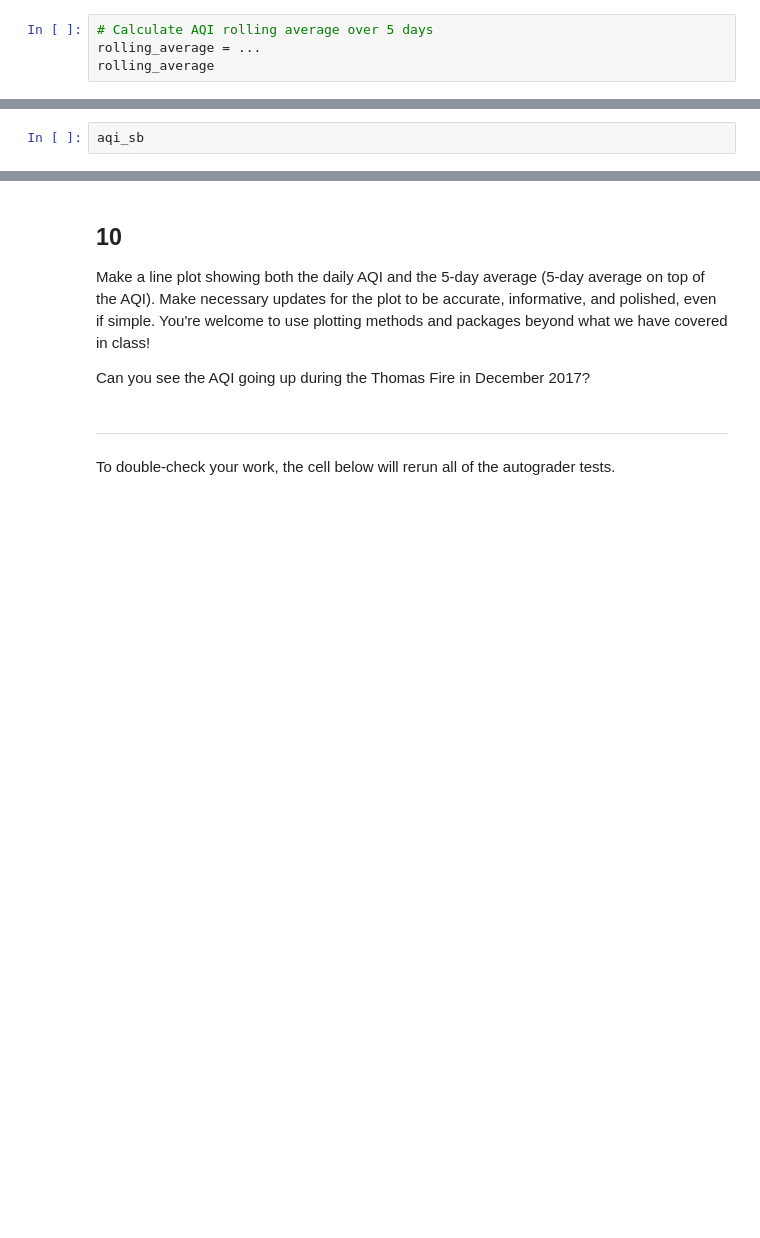
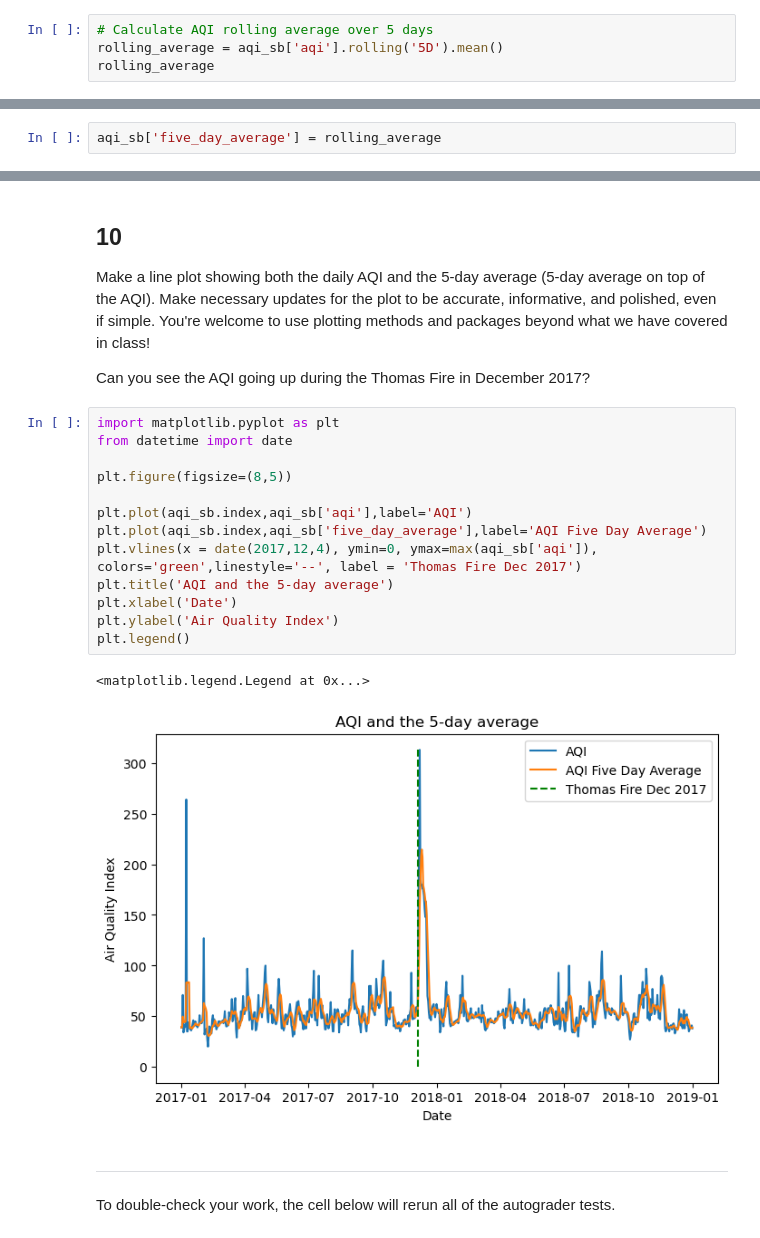
Before and after one commit to kloo49/eds220-hwk2-kloo, a Jupyter notebook: task3/hwk2-task3-aqi.ipynb, the cells around one changed output, grey strips where cells are left out. Saved outputs shown, nothing was run; the diff lists cells and outputs as text; blank space fills up the shorter version.

```diff
--- a/task3/hwk2-task3-aqi.ipynb
+++ b/task3/hwk2-task3-aqi.ipynb
@@ -281,5 +281,5 @@ In the next cell we will calculate an average over a [rolling window](https://pa
 Store your answer in the `rolling_average` variable. Your result should be a `pandas.Series` indexed by `date`, with the 5-day averages as its values.
 # %%
 # Calculate AQI rolling average over 5 days
-rolling_average = ...
+rolling_average = aqi_sb['aqi'].rolling('5D').mean()
 rolling_average
@@ -290,6 +306,6 @@ grader.check("q8")
 
 Without creating any new variables, add the mean of the AQI over a 5-day rolling window as a new column named `five_day_average` to the `aqi_sb` data frame.
 # %%
-aqi_sb
+aqi_sb['five_day_average'] = rolling_average
 # %%
 grader.check("q9")
@@ -300,6 +318,22 @@ grader.check("q9")
 Make a line plot showing both the daily AQI and the 5-day average (5-day average on top of the AQI). Make necessary updates for the plot to be accurate, informative, and polished, even if simple. You're welcome to use plotting methods and packages beyond what we have covered in class!
 
 Can you see the AQI going up during the Thomas Fire in December 2017?
+# %%
+import matplotlib.pyplot as plt
+from datetime import date
+
+plt.figure(figsize=(8,5))
+
+plt.plot(aqi_sb.index,aqi_sb['aqi'],label='AQI')
+plt.plot(aqi_sb.index,aqi_sb['five_day_average'],label='AQI Five Day Average')
+plt.vlines(x = date(2017,12,4), ymin=0, ymax=max(aqi_sb['aqi']), colors='green',linestyle='--', label = 'Thomas Fire Dec 2017')
+plt.title('AQI and the 5-day average')
+plt.xlabel('Date')
+plt.ylabel('Air Quality Index')
+plt.legend()
+# %% [output]
+<matplotlib.legend.Legend at 0x...>
+[figure, added]
 # %% [markdown]
 ---
 
```
Also changed, not shown: parts of 4 cells of this notebook.
